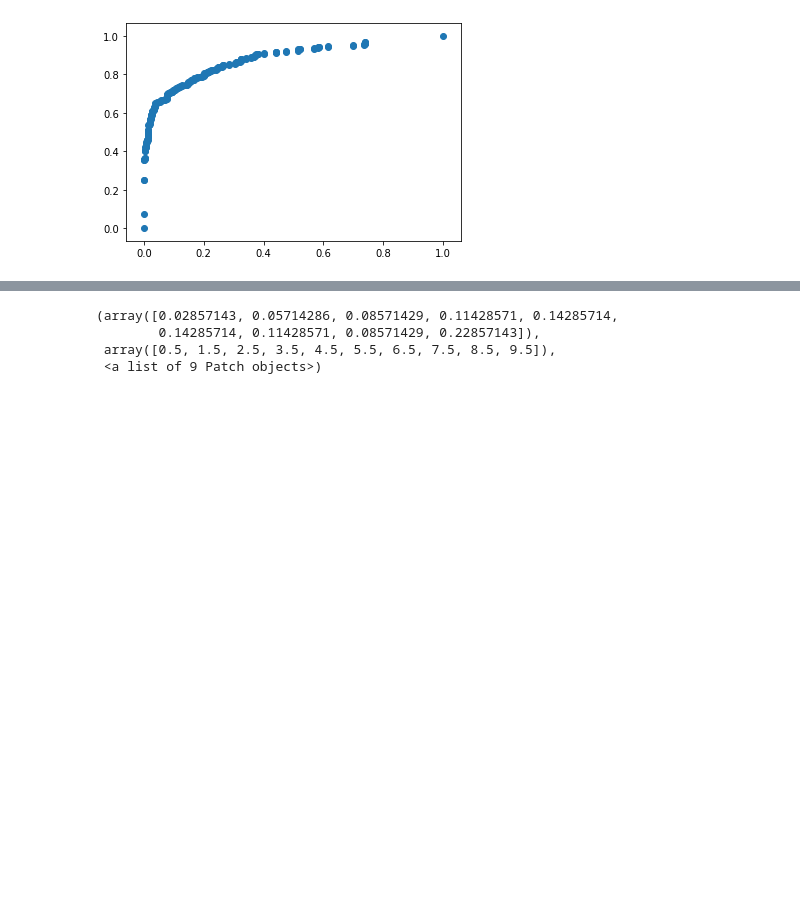
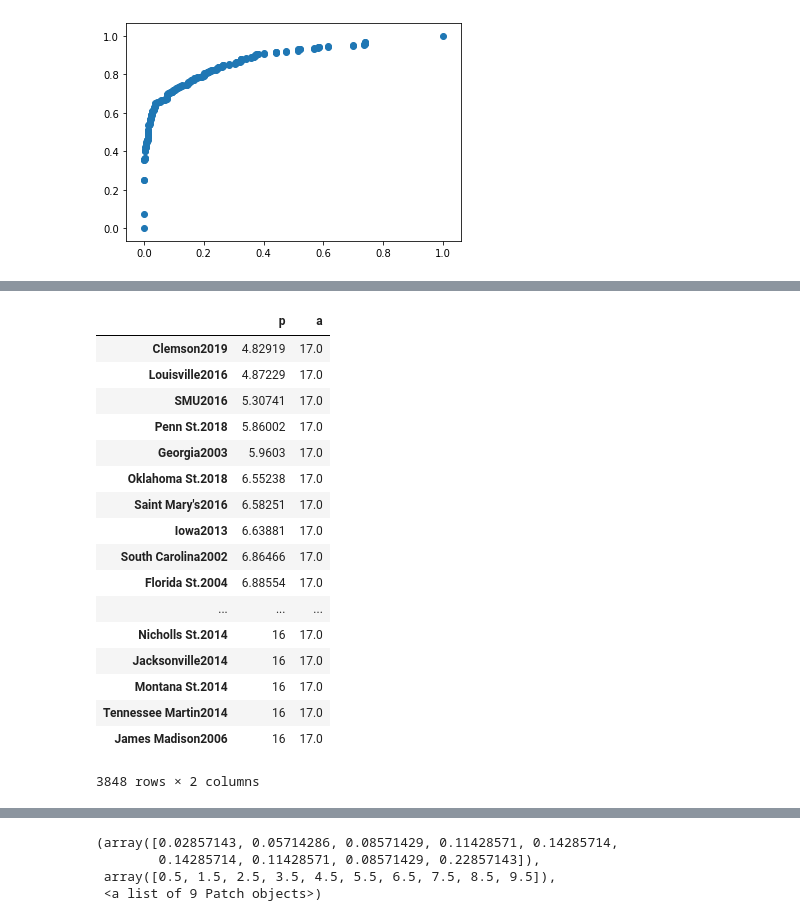
Before and after one commit to dev-1999/cbb_sim, a Jupyter notebook: Parameters Test.ipynb, the cells around one changed output, grey strips where cells are left out. Saved outputs shown, nothing was run; the diff lists cells and outputs as text; code cells hidden in the pictures; blank space fills up the shorter version.

```diff
--- a/Parameters Test.ipynb
+++ b/Parameters Test.ipynb
@@ -165,0 +206,24 @@ for neighbor_count in range(35,65,5):
+# %%
+miss_df = pd.DataFrame.from_dict(miss_dict, orient='index')
+miss_df
+miss_df.columns = ['p', 'a']
+miss_df.loc[miss_df.p != 'None'].sort_values('p')
+# %% [output]
+|  | p | a |
+| Clemson2019 | 4.82919 | 17.0 |
+| Louisville2016 | 4.87229 | 17.0 |
+| SMU2016 | 5.30741 | 17.0 |
+| Penn St.2018 | 5.86002 | 17.0 |
+| Georgia2003 | 5.9603 | 17.0 |
+| Oklahoma St.2018 | 6.55238 | 17.0 |
+| Saint Mary's2016 | 6.58251 | 17.0 |
+| Iowa2013 | 6.63881 | 17.0 |
+| South Carolina2002 | 6.86466 | 17.0 |
+| Florida St.2004 | 6.88554 | 17.0 |
+| ... | ... | ... |
+| Nicholls St.2014 | 16 | 17.0 |
+| Jacksonville2014 | 16 | 17.0 |
+| Montana St.2014 | 16 | 17.0 |
+| Tennessee Martin2014 | 16 | 17.0 |
+| James Madison2006 | 16 | 17.0 |
+3848 rows × 2 columns
```
Also changed, not shown: parts of 10 cells of this notebook, 1 other file.
